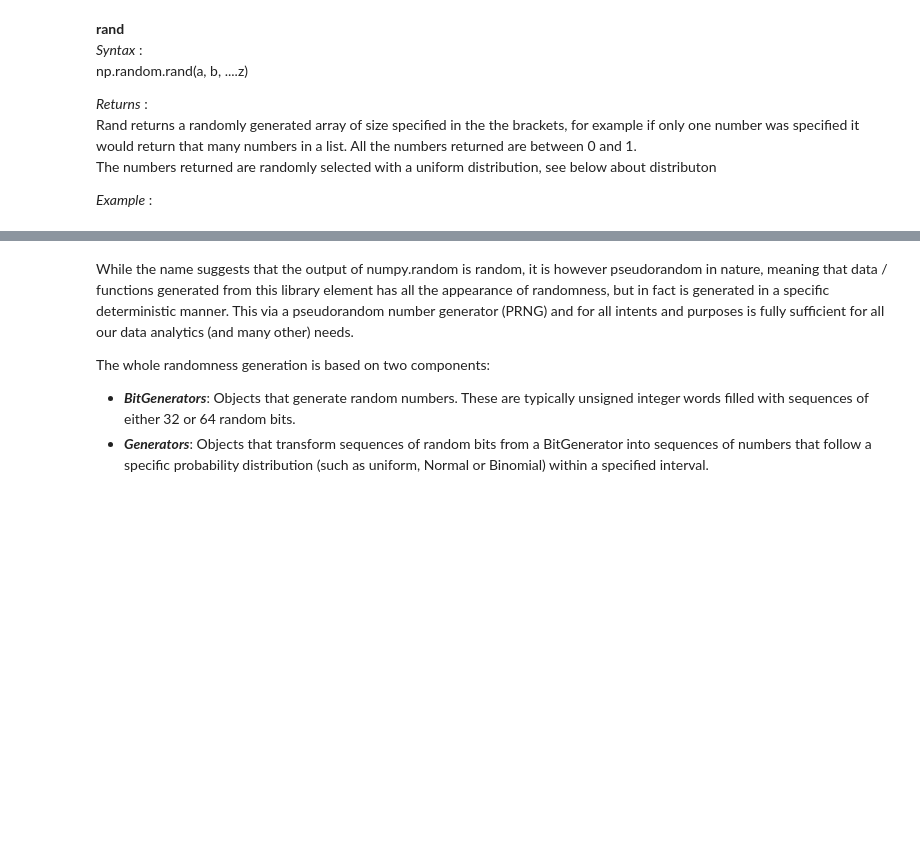
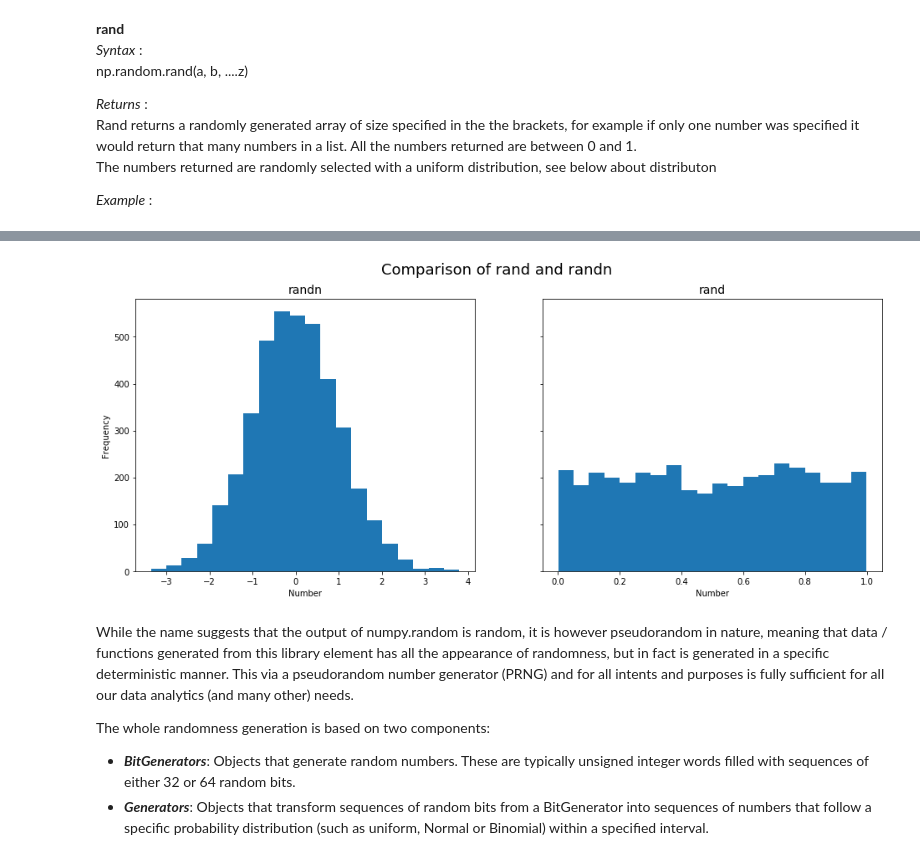
Before and after one commit to YBrady/03-PDA-Assignment-numpy.random, a Jupyter notebook: 03-PDA-numpy.random.ipynb, the cells around one changed output, grey strips where cells are left out. Cells and saved outputs as stored; diff of their text form; code cells hidden in the pictures; blank space fills up the shorter version.

```diff
--- a/03-PDA-numpy.random.ipynb
+++ b/03-PDA-numpy.random.ipynb
@@ -98,3 +157,20 @@ Here x is a randomly generated list of 50500 numbers ranging from 3.965647891290
+# %%
+plt.rcParams['figure.figsize'] = [16, 6]
+# Lets compare the two figures
+fig, (ax1, ax2) = plt.subplots(1, 2, sharey=True)
+ax1.hist(xn,20)
+ax2.hist(xr,20)
+
+# Set labels
+ax1.set_xlabel("Number")
+ax2.set_xlabel("Number")
+ax1.set_ylabel("Frequency")
+fig.suptitle('Comparison of rand and randn', fontsize=18)
+ax1.set_title('randn',fontsize=14)
+ax2.set_title('rand',fontsize=14)
+plt.show()
+# %% [output]
+[figure, added]
 # %% [markdown]
 While the name suggests that the output of numpy.random is random, it is however pseudorandom in nature, meaning that data / functions generated from this library element has all the appearance of randomness, but in fact is generated in a specific deterministic manner. This via a pseudorandom number generator (PRNG) and for all intents and purposes is fully sufficient for all our data analytics (and many other) needs.
 
```
Also changed, not shown: parts of 8 cells of this notebook.
